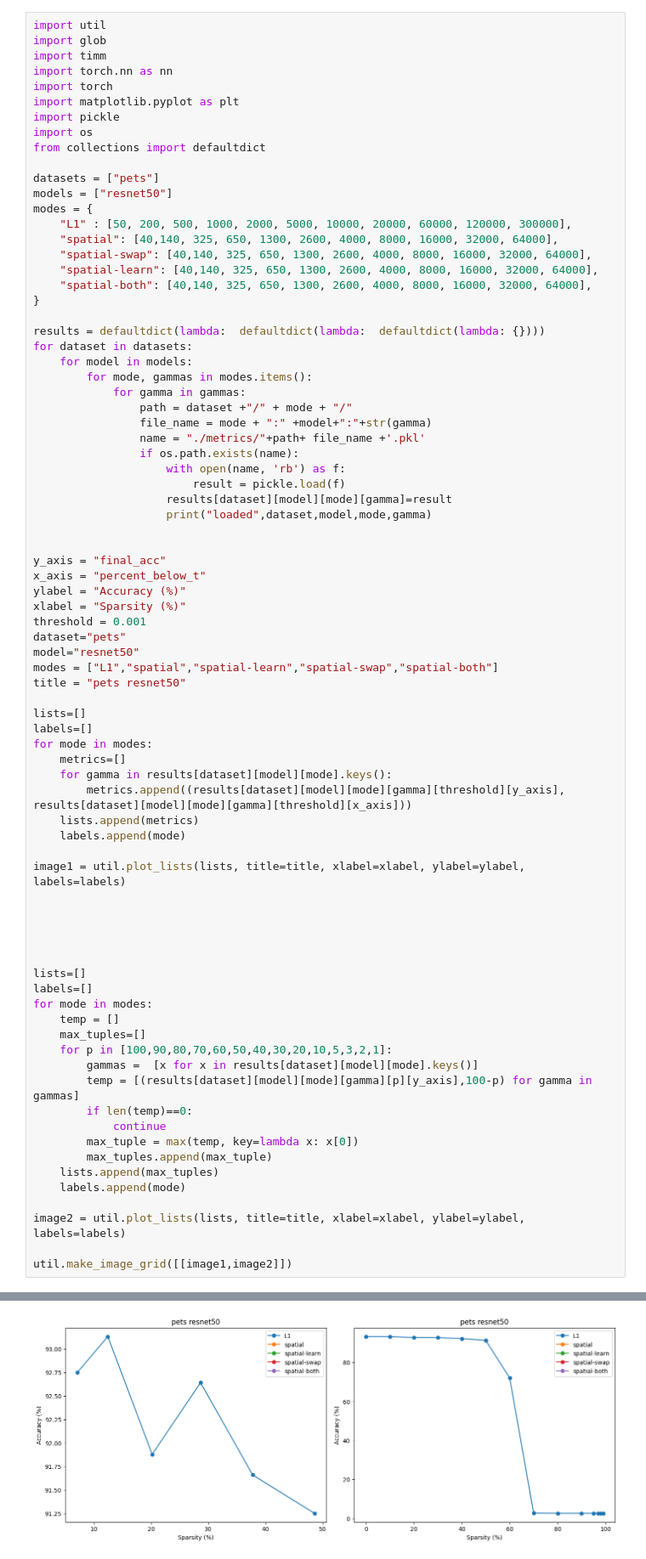
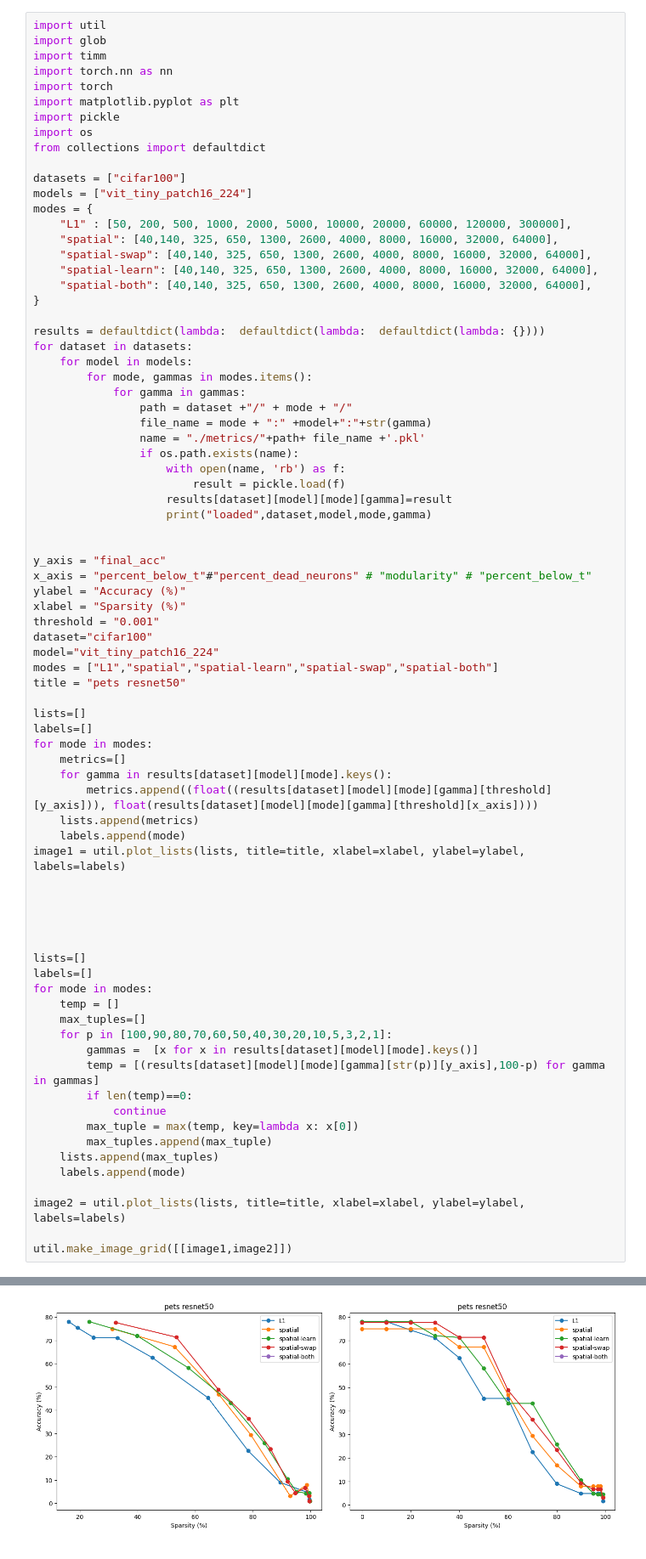
Before and after one commit to Jgoldfeder/spatial_neurons, a Jupyter notebook: vision_analysis/analysis.ipynb, the cells around one changed output, grey strips where cells are left out. Shown: that part at 85% size. Saved outputs shown, nothing was run; the diff lists cells and outputs as text.

```diff
--- a/vision_analysis/analysis.ipynb
+++ b/vision_analysis/analysis.ipynb
@@ -9,8 +9,8 @@ import pickle
 import os
 from collections import defaultdict
 
-datasets = ["pets"]
-models = ["resnet50"]
+datasets = ["cifar100"]
+models = ["vit_tiny_patch16_224"]
 modes = {
     "L1" : [50, 200, 500, 1000, 2000, 5000, 10000, 20000, 60000, 120000, 300000],
     "spatial": [40,140, 325, 650, 1300, 2600, 4000, 8000, 16000, 32000, 64000],
@@ -35,12 +35,12 @@ for dataset in datasets:
 
 
 y_axis = "final_acc"
-x_axis = "percent_below_t"
+x_axis = "percent_below_t"#"percent_dead_neurons" # "modularity" # "percent_below_t"
 ylabel = "Accuracy (%)"
 xlabel = "Sparsity (%)"
-threshold = 0.001
-dataset="pets"
-model="resnet50"
+threshold = "0.001"
+dataset="cifar100"
+model="vit_tiny_patch16_224"
 modes = ["L1","spatial","spatial-learn","spatial-swap","spatial-both"]
 title = "pets resnet50"
 
@@ -49,10 +49,9 @@ labels=[]
 for mode in modes:
     metrics=[]
     for gamma in results[dataset][model][mode].keys():
-        metrics.append((results[dataset][model][mode][gamma][threshold][y_axis], results[dataset][model][mode][gamma][threshold][x_axis]))
+        metrics.append((float((results[dataset][model][mode][gamma][threshold][y_axis])), float(results[dataset][model][mode][gamma][threshold][x_axis])))
     lists.append(metrics)
     labels.append(mode)
-
 image1 = util.plot_lists(lists, title=title, xlabel=xlabel, ylabel=ylabel, labels=labels)
 
 
@@ -66,7 +65,7 @@ for mode in modes:
     max_tuples=[]
     for p in [100,90,80,70,60,50,40,30,20,10,5,3,2,1]:
         gammas =  [x for x in results[dataset][model][mode].keys()]
-        temp = [(results[dataset][model][mode][gamma][p][y_axis],100-p) for gamma in gammas]
+        temp = [(results[dataset][model][mode][gamma][str(p)][y_axis],100-p) for gamma in gammas]
         if len(temp)==0:
             continue
         max_tuple = max(temp, key=lambda x: x[0])
@@ -87 +97 @@ loaded pets resnet50 L1 5000
-[figure, old version]
+[figure, new version]
```
Also changed, not shown: parts of 1 cell of this notebook, 2 other files.
